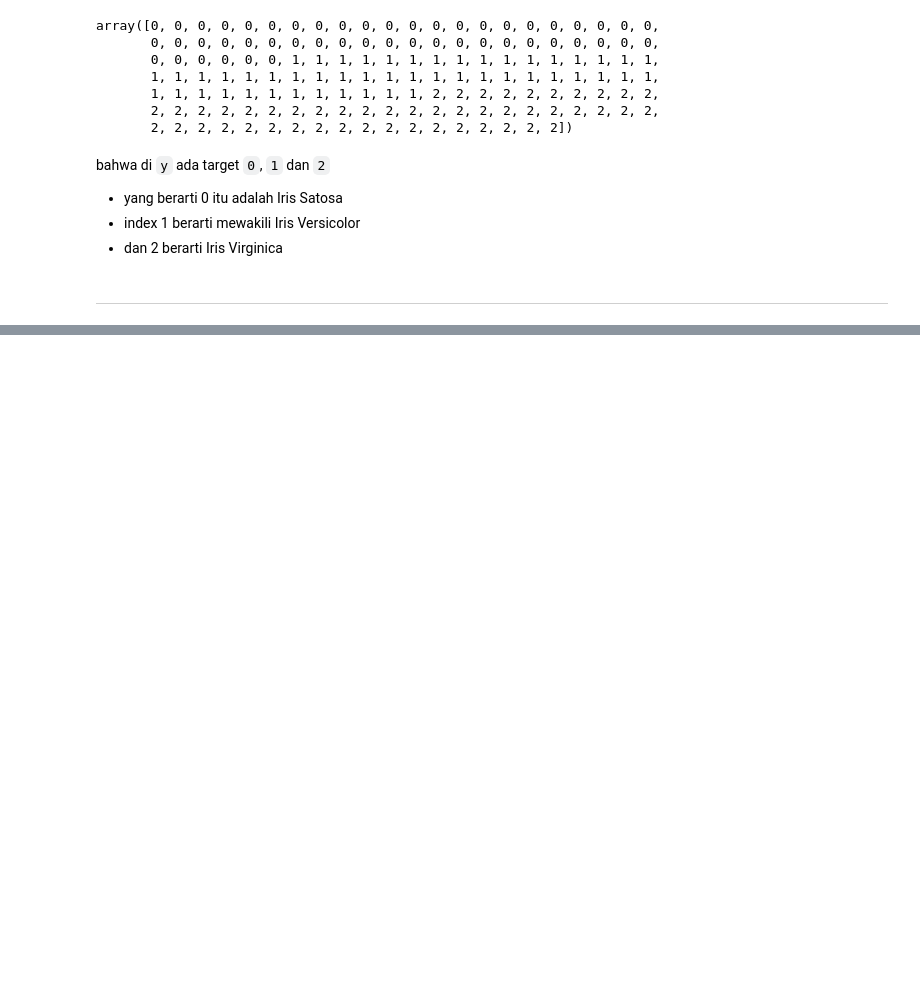
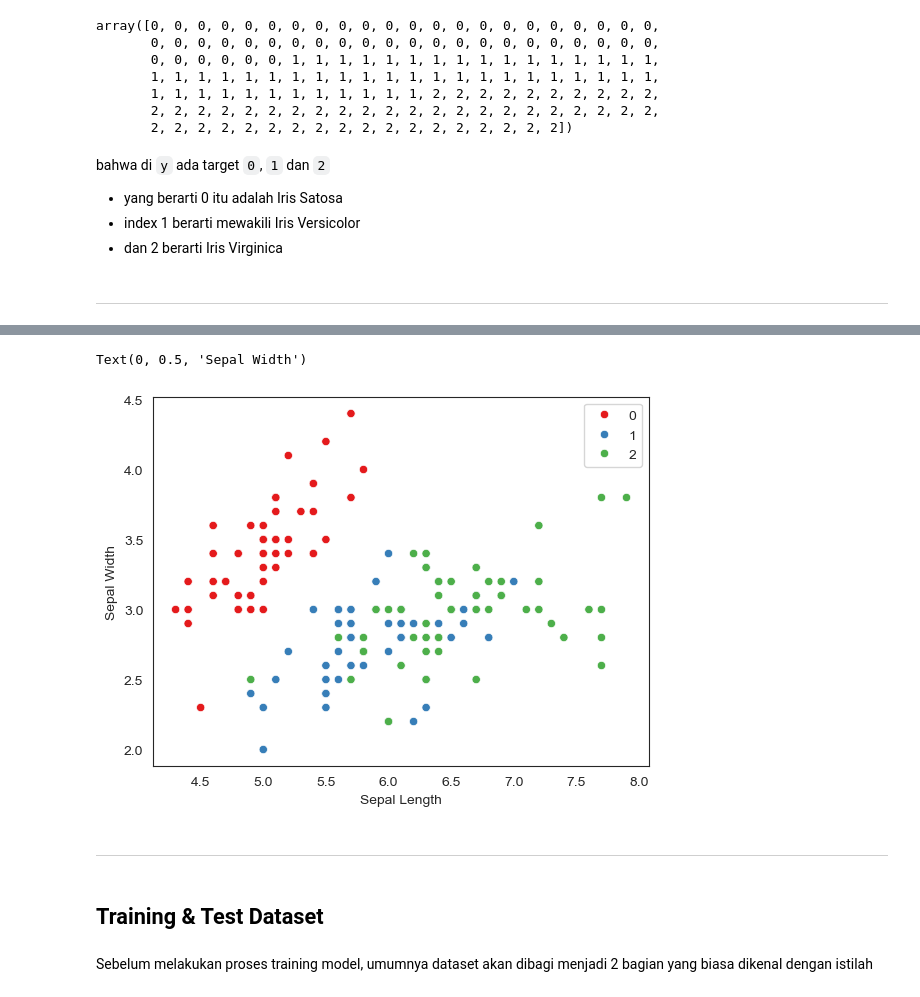
Before and after one commit to agungwahyuprayogo/Machine-Learning-with-Python-Scikit-Learning, a Jupyter notebook: 002 Sample Dataset pada Scikit Learn.ipynb, the cells around one changed output, grey strips where cells are left out. Cells and saved outputs as stored; diff of their text form; code cells hidden in the pictures; blank space fills up the shorter version.

Commit message:
split training and test dataset

```diff
--- a/002 Sample Dataset pada Scikit Learn.ipynb
+++ b/002 Sample Dataset pada Scikit Learn.ipynb
@@ -320,0 +391,14 @@ sns.scatterplot(x=X[:, 0], y=X[:, 1], hue=y)
+# %%
+sns.set_style("white")
+sns.scatterplot(x=X[:, 0], y=X[:, 1], hue=y, palette='Set1')
+plt.xlabel('Sepal Length')
+plt.ylabel('Sepal Width')
+# %% [output]
+Text(0, 0.5, 'Sepal Width')
+[figure, added]
+# %% [markdown]
+---
+# %% [markdown]
+## Training & Test Dataset
+# %% [markdown]
+Sebelum melakukan proses training model, umumnya dataset akan dibagi menjadi 2 bagian yang biasa dikenal dengan istilah
```
Also changed, not shown: parts of 6 cells of this notebook.
